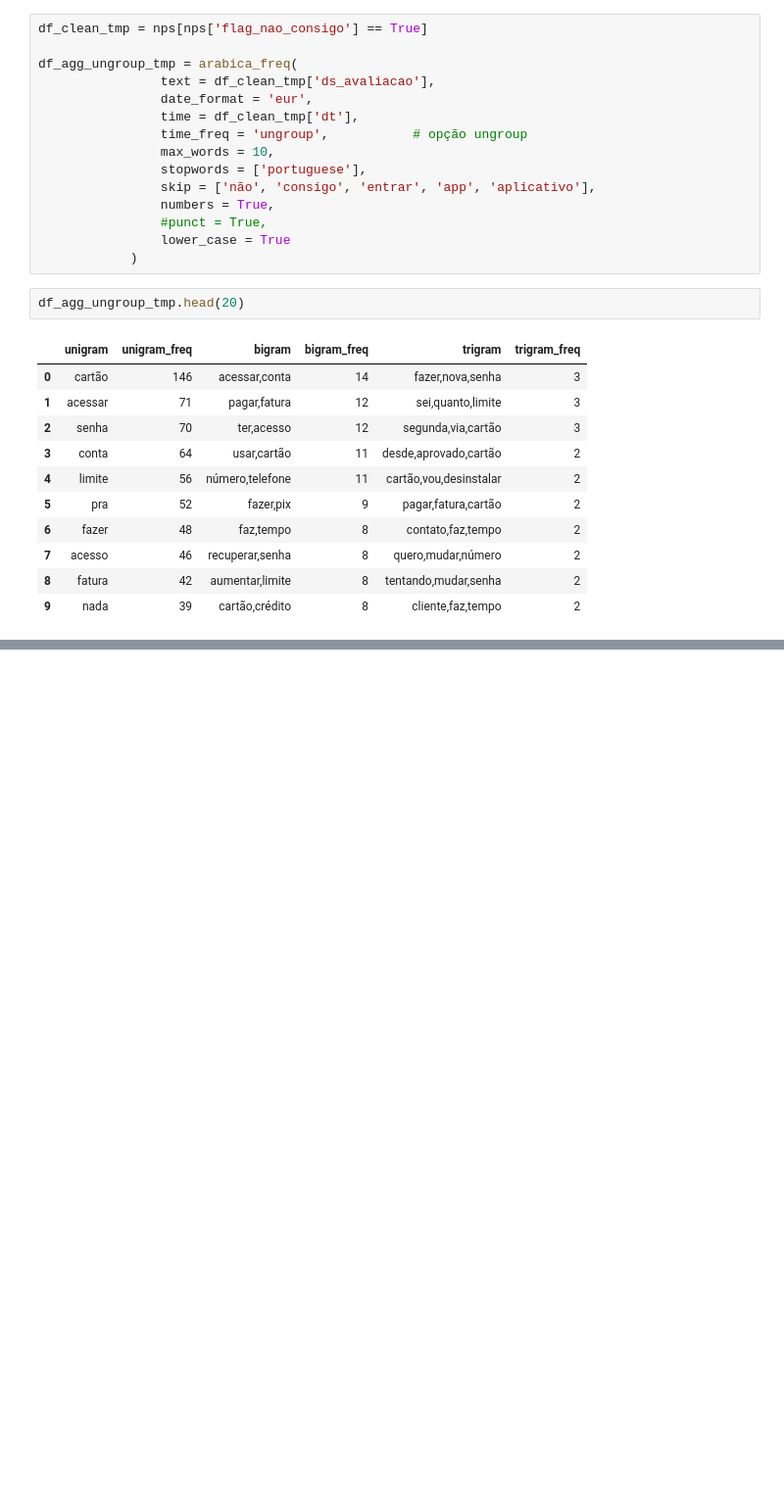
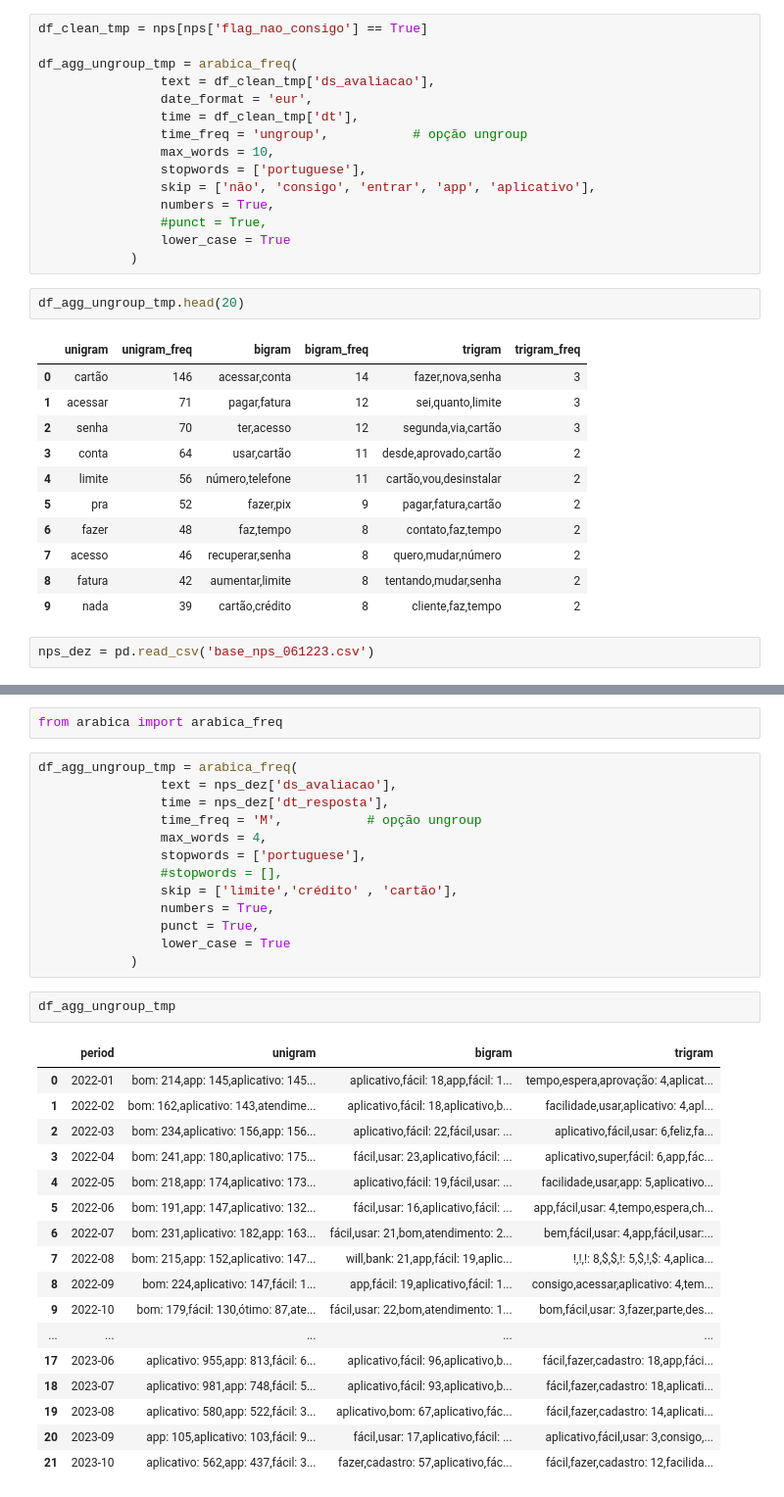
Before and after one commit to FlaviaCostaWill/diretorio_trabalho, a Jupyter notebook: z_Estudos diversos/202312 - Exploração NPS Home.ipynb, the cells around one changed output, grey strips where cells are left out. Shown at 98% size. Saved outputs shown, nothing was run; the diff lists cells and outputs as text; blank space fills up the shorter version.

```diff
--- a/z_Estudos diversos/202312 - Exploração NPS Home.ipynb
+++ b/z_Estudos diversos/202312 - Exploração NPS Home.ipynb
@@ -368,3 +368,5 @@ df_agg_ungroup_tmp.head(20)
 | 7 | acesso | 46 | recuperar,senha | 8 | quero,mudar,número | 2 |
 | 8 | fatura | 42 | aumentar,limite | 8 | tentando,mudar,senha | 2 |
 | 9 | nada | 39 | cartão,crédito | 8 | cliente,faz,tempo | 2 |
+# %%
+nps_dez = pd.read_csv('base_nps_061223.csv')
@@ -370,0 +414,35 @@ df_agg_ungroup_tmp.head(20)
+# %%
+from arabica import arabica_freq
+# %%
+df_agg_ungroup_tmp = arabica_freq(
+                text = nps_dez['ds_avaliacao'],
+                time = nps_dez['dt_resposta'],
+                time_freq = 'M',           # opção ungroup
+                max_words = 4,
+                stopwords = ['portuguese'],
+                #stopwords = [],
+                skip = ['limite','crédito' , 'cartão'],
+                numbers = True,
+                punct = True,
+                lower_case = True
+            )
+# %%
+df_agg_ungroup_tmp
+# %% [output]
+|  | period | unigram | bigram | trigram |
+| 0 | 2022-01 | bom: 214,app: 145,aplicativo: 145... | aplicativo,fácil: 18,app,fácil: 1... | tempo,espera,aprovação: 4,aplicat... |
+| 1 | 2022-02 | bom: 162,aplicativo: 143,atendime... | aplicativo,fácil: 18,aplicativo,b... | facilidade,usar,aplicativo: 4,apl... |
+| 2 | 2022-03 | bom: 234,aplicativo: 156,app: 156... | aplicativo,fácil: 22,fácil,usar: ... | aplicativo,fácil,usar: 6,feliz,fa... |
+| 3 | 2022-04 | bom: 241,app: 180,aplicativo: 175... | fácil,usar: 23,aplicativo,fácil: ... | aplicativo,super,fácil: 6,app,fác... |
+| 4 | 2022-05 | bom: 218,app: 174,aplicativo: 173... | aplicativo,fácil: 19,fácil,usar: ... | facilidade,usar,app: 5,aplicativo... |
+| 5 | 2022-06 | bom: 191,app: 147,aplicativo: 132... | fácil,usar: 16,aplicativo,fácil: ... | app,fácil,usar: 4,tempo,espera,ch... |
+| 6 | 2022-07 | bom: 231,aplicativo: 182,app: 163... | fácil,usar: 21,bom,atendimento: 2... | bem,fácil,usar: 4,app,fácil,usar:... |
+| 7 | 2022-08 | bom: 215,app: 152,aplicativo: 147... | will,bank: 21,app,fácil: 19,aplic... | !,!,!: 8,$,$,!: 5,$,!,$: 4,aplica... |
+| 8 | 2022-09 | bom: 224,aplicativo: 147,fácil: 1... | app,fácil: 19,aplicativo,fácil: 1... | consigo,acessar,aplicativo: 4,tem... |
+| 9 | 2022-10 | bom: 179,fácil: 130,ótimo: 87,ate... | fácil,usar: 22,bom,atendimento: 1... | bom,fácil,usar: 3,fazer,parte,des... |
+| ... | ... | ... | ... | ... |
+| 17 | 2023-06 | aplicativo: 955,app: 813,fácil: 6... | aplicativo,fácil: 96,aplicativo,b... | fácil,fazer,cadastro: 18,app,fáci... |
+| 18 | 2023-07 | aplicativo: 981,app: 748,fácil: 5... | aplicativo,fácil: 93,aplicativo,b... | fácil,fazer,cadastro: 18,aplicati... |
+| 19 | 2023-08 | aplicativo: 580,app: 522,fácil: 3... | aplicativo,bom: 67,aplicativo,fác... | fácil,fazer,cadastro: 14,aplicati... |
+| 20 | 2023-09 | app: 105,aplicativo: 103,fácil: 9... | fácil,usar: 17,aplicativo,fácil: ... | aplicativo,fácil,usar: 3,consigo,... |
+| 21 | 2023-10 | aplicativo: 562,app: 437,fácil: 3... | fazer,cadastro: 57,aplicativo,fác... | fácil,fazer,cadastro: 12,facilida... |
```
Also changed, not shown: parts of 2 cells of this notebook, 3 other files.
